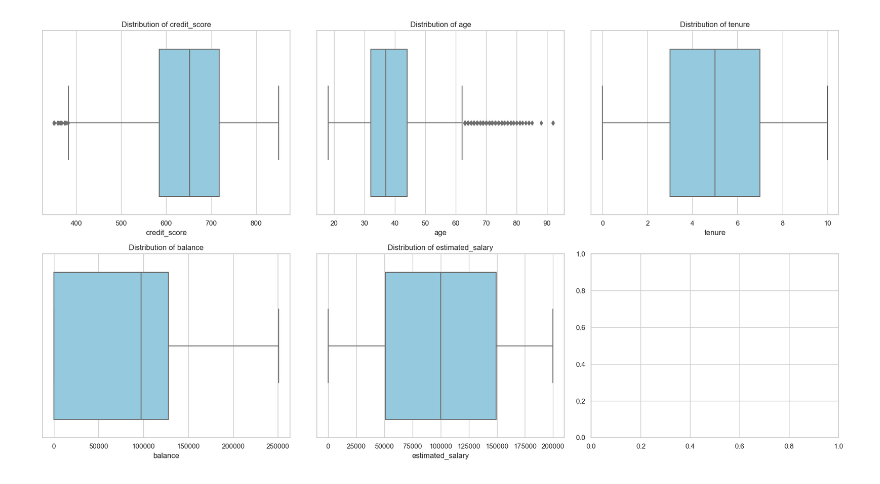
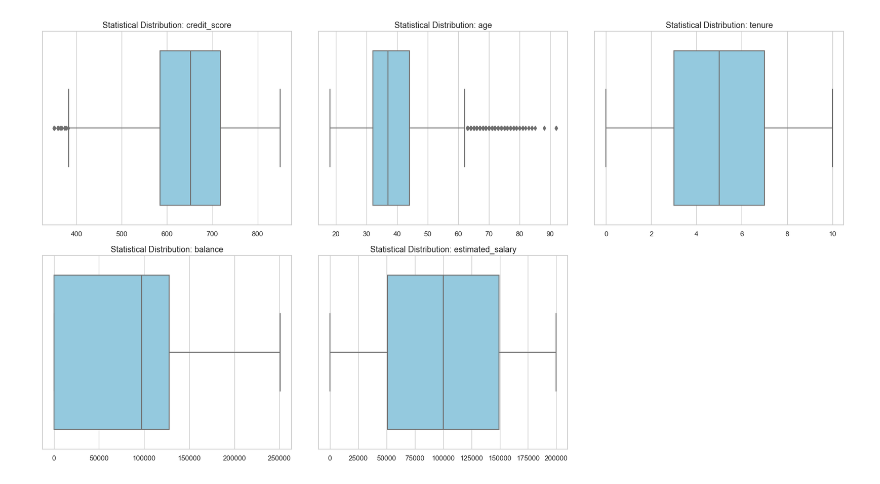
Before and after one commit to RameshSTA/ConnectIntelligence, a Jupyter notebook: backend/notebooks/01_data_audit.ipynb, the cells around one changed output. Saved outputs shown, nothing was run; the diff lists cells and outputs as text; code cells hidden in the pictures.

```diff
--- a/backend/notebooks/01_data_audit.ipynb
+++ b/backend/notebooks/01_data_audit.ipynb
@@ -87,15 +201,50 @@ Unique values for churn:
 # %%
+"""
+Numerical Outlier Detection and Distribution Analysis
+-----------------------------------------------------
+This cell utilizes boxplots to perform a univariate analysis of the
+dataset's continuous variables. In banking models, outliers (e.g.,
+unusually high balances or credit scores) can significantly impact
+distance-based algorithms and linear estimators.
+
+Key Actions:
+1. Define the scope of numerical attributes for statistical review.
+2. Initialize a multi-plot figure to visualize distributions in parallel.
+3. Generate boxplots to identify the Interquartile Range (IQR) and
+   statistical outliers (points beyond 1.5 * IQR).
+"""
+
+# 1. Target Attribute Selection
+# We focus on financial metrics (Credit Score, Balance, Salary) and
+# demographics (Age, Tenure) to understand the range of our customer profiles.
 num_cols = ['credit_score', 'age', 'tenure', 'balance', 'estimated_salary']
 
+# 2. Visualization Grid Configuration
+# We use a 2x3 grid to display all five features. Note: One axis will
+# remain empty as we have an odd number of features.
 fig, axes = plt.subplots(2, 3, figsize=(18, 10))
 axes = axes.flatten()
 
+# 3. Iterative Distribution Mapping
 for i, col in enumerate(num_cols):
+    # Boxplots are the industry standard for identifying 'Skewness' and 'Outliers'.
+    # The 'Whiskers' represent the reach of the data, while the dots beyond
+    # them represent extreme observations.
     sns.boxplot(data=df, x=col, ax=axes[i], color='skyblue')
-    axes[i].set_title(f'Distribution of {col}')
 
+    # Professional labeling for technical clarity
+    axes[i].set_title(f'Statistical Distribution: {col}', fontsize=13)
+    axes[i].set_xlabel('') # Removing redundant x-labels for a cleaner aesthetic
+
+# 4. Final Layout Refinement
+# Tight layout prevents axis overlap, ensuring the report is presentation-ready.
 plt.tight_layout()
+
+# Removing the unused 6th axis to maintain structural symmetry in the notebook
+if len(num_cols) < len(axes):
+    axes[-1].set_visible(False)
+
 plt.show()
 # %% [output]
-[figure, old version]
+[figure, new version]
 # %%
```
Also changed, not shown: parts of 5 cells of this notebook, 12 other files.
